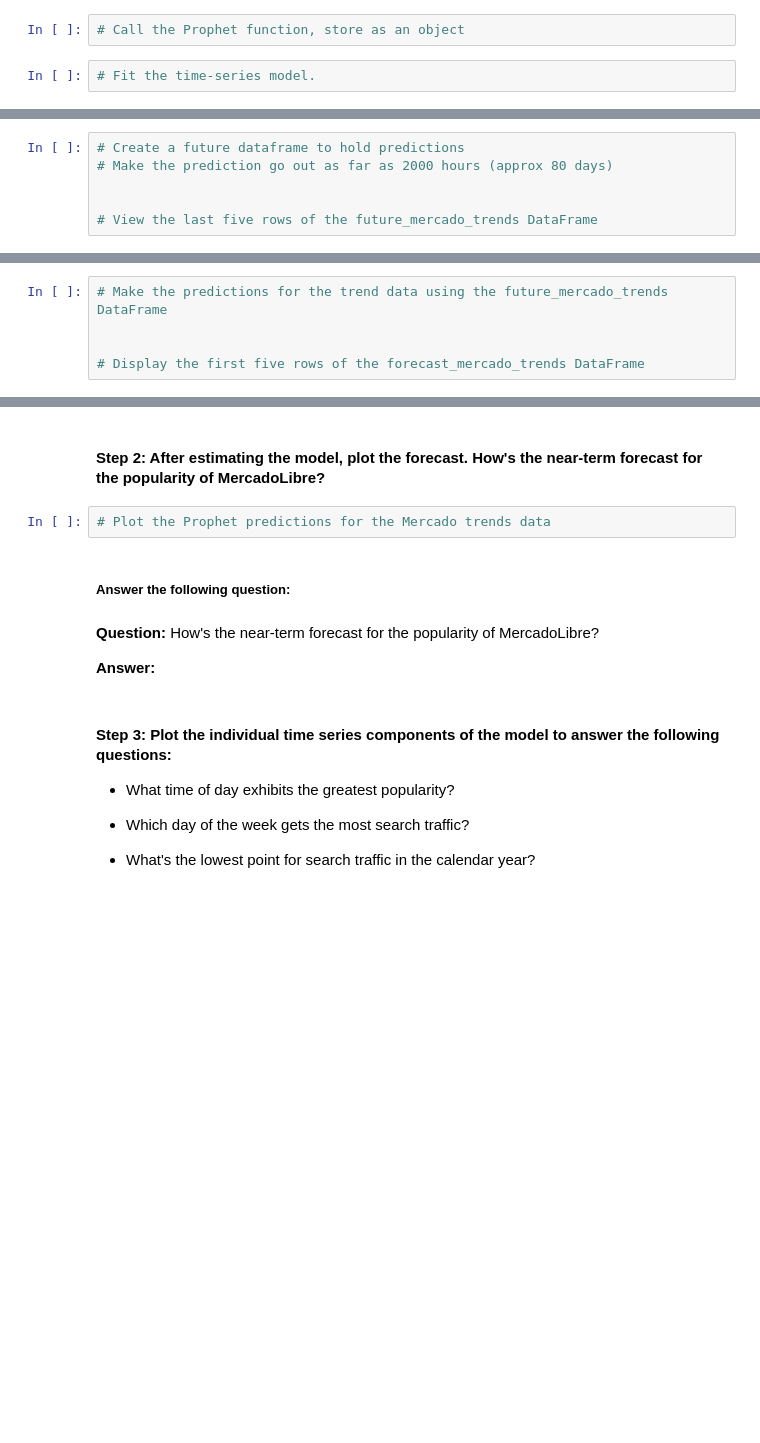
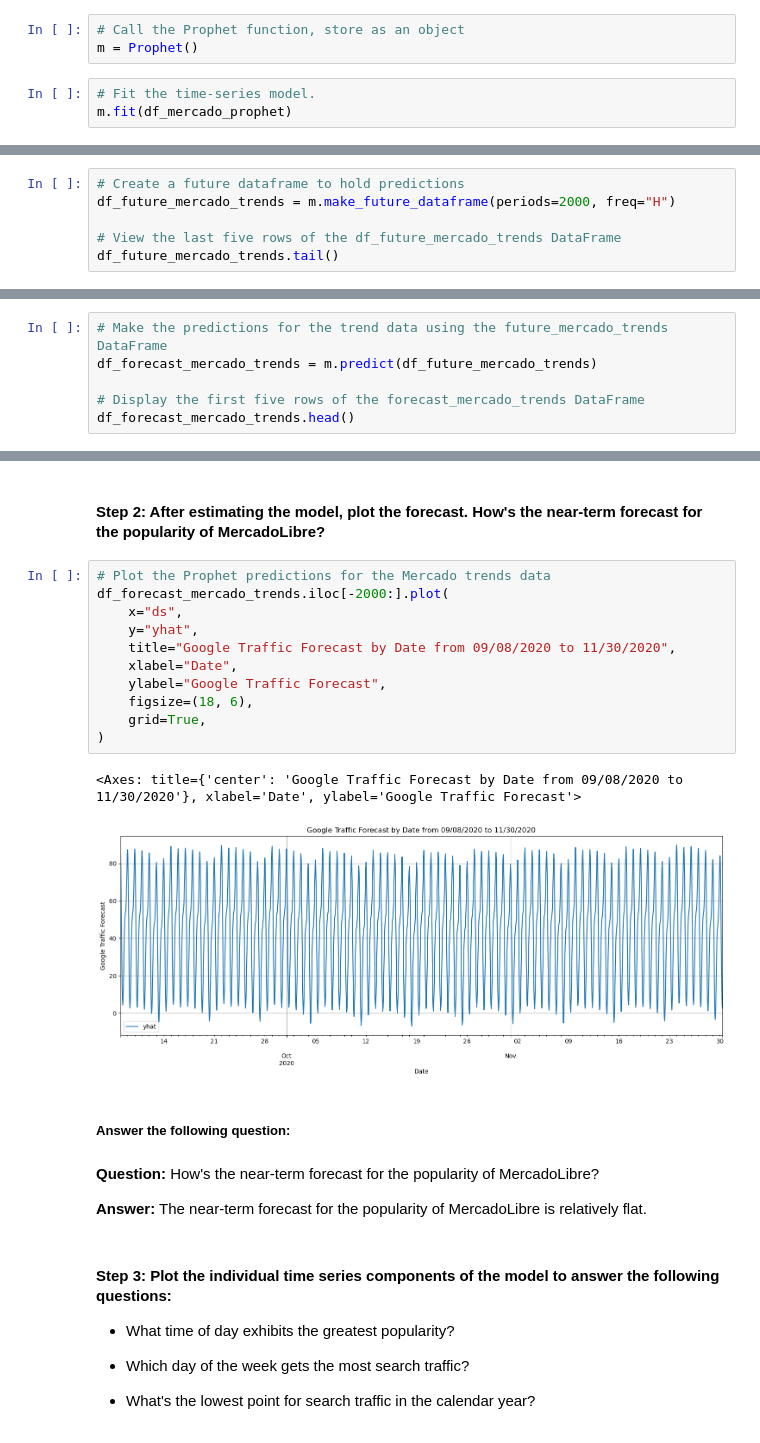
Before and after one commit to silas-ph/prophet-challenge, a Jupyter notebook: forecasting_net_prophet.ipynb, the cells around one changed output, grey strips where cells are left out. Cells and saved outputs as stored; diff of their text form; blank space fills up the shorter version.

```diff
--- a/forecasting_net_prophet.ipynb
+++ b/forecasting_net_prophet.ipynb
@@ -585,4 +698,6 @@ Now, you need to produce a time series model that analyzes and forecasts pattern
 # %%
 # Call the Prophet function, store as an object
+m = Prophet()
 # %%
 # Fit the time-series model.
+m.fit(df_mercado_prophet)
@@ -589,6 +708,6 @@ Now, you need to produce a time series model that analyzes and forecasts pattern
 # %%
 # Create a future dataframe to hold predictions
-# Make the prediction go out as far as 2000 hours (approx 80 days)
+df_future_mercado_trends = m.make_future_dataframe(periods=2000, freq="H")
 
-
-# View the last five rows of the future_mercado_trends DataFrame
+# View the last five rows of the df_future_mercado_trends DataFrame
+df_future_mercado_trends.tail()
@@ -595,5 +721,6 @@ Now, you need to produce a time series model that analyzes and forecasts pattern
 # %%
 # Make the predictions for the trend data using the future_mercado_trends DataFrame
-
+df_forecast_mercado_trends = m.predict(df_future_mercado_trends)
 
 # Display the first five rows of the forecast_mercado_trends DataFrame
+df_forecast_mercado_trends.head()
@@ -600,13 +735,25 @@ Now, you need to produce a time series model that analyzes and forecasts pattern
 # %% [markdown]
 #### Step 2: After estimating the model, plot the forecast. How's the near-term forecast for the popularity of MercadoLibre?
-# %%
-# Plot the Prophet predictions for the Mercado trends data
+# %%
+# Plot the Prophet predictions for the Mercado trends data
+df_forecast_mercado_trends.iloc[-2000:].plot(
+    x="ds",
+    y="yhat",
+    title="Google Traffic Forecast by Date from 09/08/2020 to 11/30/2020",
+    xlabel="Date",
+    ylabel="Google Traffic Forecast",
+    figsize=(18, 6),
+    grid=True,
+)
+# %% [output]
+<Axes: title={'center': 'Google Traffic Forecast by Date from 09/08/2020 to 11/30/2020'}, xlabel='Date', ylabel='Google Traffic Forecast'>
+[figure, added]
 # %% [markdown]
 ##### Answer the following question:
 # %% [markdown]
 **Question:**  How's the near-term forecast for the popularity of MercadoLibre?
 
-**Answer:**
+**Answer:** The near-term forecast for the popularity of MercadoLibre is relatively flat.
 # %% [markdown]
 #### Step 3: Plot the individual time series components of the model to answer the following questions:
 
```
Also changed, not shown: parts of 25 cells of this notebook.
